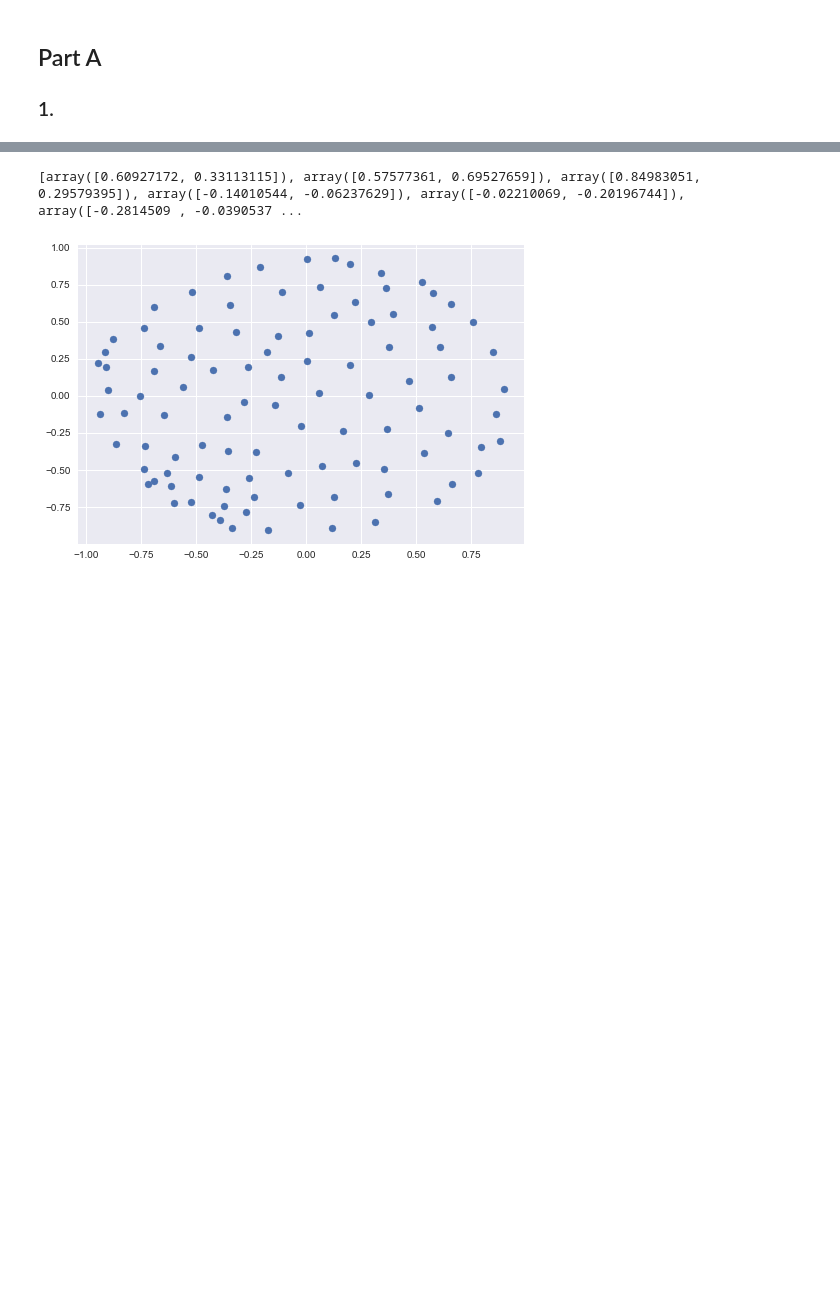
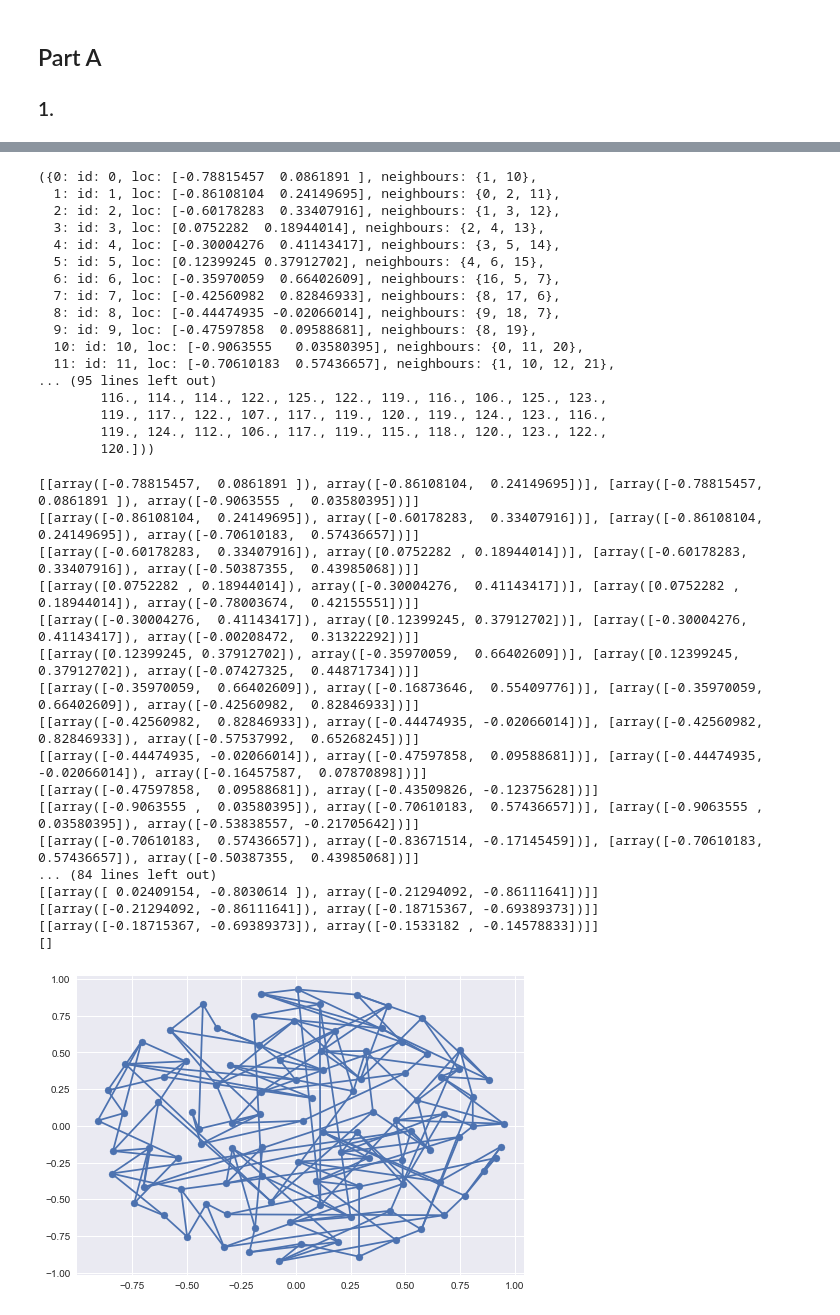
Before and after one commit to Israel0545488592/NeuralComputing2, a Jupyter notebook: Main_program .ipynb, the cells around one changed output, grey strips where cells are left out. Saved outputs shown, nothing was run; the diff lists cells and outputs as text; code cells hidden in the pictures; blank space fills up the shorter version.

Commit message:
added documentation, fixed display and dataset generation

```diff
--- a/Main_program .ipynb
+++ b/Main_program .ipynb
@@ -60,12 +58,48 @@ DataFrame([data[:, 0], data[:, 1]]).T.rename(columns = {0: 'x', 1:'y'})
 som = SOM((10, 10), 0.7, 2, np.zeros(2))
 som.train(data, 0.005, 3)
 
-print([c.get_loc() for c in som.cen.values()])
+#print([c.get_loc() for c in som.cen.values()])
 
-x = [c.loc[0] for c in som.cen.values()]
-y = [c.loc[1] for c in som.cen.values()]
-plt.scatter(x, y)
-plt.show()
+#x = [c.loc[0] for c in som.cen.values()]
+#y = [c.loc[1] for c in som.cen.values()]
+#plt.scatter(x, y)
+#plt.show()
 # %% [output]
-[array([0.60927172, 0.33113115]), array([0.57577361, 0.69527659]), array([0.84983051, 0.29579395]), array([-0.14010544, -0.06237629]), array([-0.02210069, -0.20196744]), array([-0.2814509 , -0.0390537 ...
+({0: id: 0, loc: [-0.78815457  0.0861891 ], neighbours: {1, 10},
+  1: id: 1, loc: [-0.86108104  0.24149695], neighbours: {0, 2, 11},
+  2: id: 2, loc: [-0.60178283  0.33407916], neighbours: {1, 3, 12},
+  3: id: 3, loc: [0.0752282  0.18944014], neighbours: {2, 4, 13},
+  4: id: 4, loc: [-0.30004276  0.41143417], neighbours: {3, 5, 14},
+  5: id: 5, loc: [0.12399245 0.37912702], neighbours: {4, 6, 15},
+  6: id: 6, loc: [-0.35970059  0.66402609], neighbours: {16, 5, 7},
+  7: id: 7, loc: [-0.42560982  0.82846933], neighbours: {8, 17, 6},
+  8: id: 8, loc: [-0.44474935 -0.02066014], neighbours: {9, 18, 7},
+  9: id: 9, loc: [-0.47597858  0.09588681], neighbours: {8, 19},
+  10: id: 10, loc: [-0.9063555   0.03580395], neighbours: {0, 11, 20},
+  11: id: 11, loc: [-0.70610183  0.57436657], neighbours: {1, 10, 12, 21},
+... (95 lines left out)
+        116., 114., 114., 122., 125., 122., 119., 116., 106., 125., 123.,
+        119., 117., 122., 107., 117., 119., 120., 119., 124., 123., 116.,
+        119., 124., 112., 106., 117., 119., 115., 118., 120., 123., 122.,
+        120.]))
-[figure, removed]
+# %%
+som.display()
+# %% [output]
+[[array([-0.78815457,  0.0861891 ]), array([-0.86108104,  0.24149695])], [array([-0.78815457,  0.0861891 ]), array([-0.9063555 ,  0.03580395])]]
+[[array([-0.86108104,  0.24149695]), array([-0.60178283,  0.33407916])], [array([-0.86108104,  0.24149695]), array([-0.70610183,  0.57436657])]]
+[[array([-0.60178283,  0.33407916]), array([0.0752282 , 0.18944014])], [array([-0.60178283,  0.33407916]), array([-0.50387355,  0.43985068])]]
+[[array([0.0752282 , 0.18944014]), array([-0.30004276,  0.41143417])], [array([0.0752282 , 0.18944014]), array([-0.78003674,  0.42155551])]]
+[[array([-0.30004276,  0.41143417]), array([0.12399245, 0.37912702])], [array([-0.30004276,  0.41143417]), array([-0.00208472,  0.31322292])]]
+[[array([0.12399245, 0.37912702]), array([-0.35970059,  0.66402609])], [array([0.12399245, 0.37912702]), array([-0.07427325,  0.44871734])]]
+[[array([-0.35970059,  0.66402609]), array([-0.16873646,  0.55409776])], [array([-0.35970059,  0.66402609]), array([-0.42560982,  0.82846933])]]
+[[array([-0.42560982,  0.82846933]), array([-0.44474935, -0.02066014])], [array([-0.42560982,  0.82846933]), array([-0.57537992,  0.65268245])]]
+[[array([-0.44474935, -0.02066014]), array([-0.47597858,  0.09588681])], [array([-0.44474935, -0.02066014]), array([-0.16457587,  0.07870898])]]
+[[array([-0.47597858,  0.09588681]), array([-0.43509826, -0.12375628])]]
+[[array([-0.9063555 ,  0.03580395]), array([-0.70610183,  0.57436657])], [array([-0.9063555 ,  0.03580395]), array([-0.53838557, -0.21705642])]]
+[[array([-0.70610183,  0.57436657]), array([-0.83671514, -0.17145459])], [array([-0.70610183,  0.57436657]), array([-0.50387355,  0.43985068])]]
+... (84 lines left out)
+[[array([ 0.02409154, -0.8030614 ]), array([-0.21294092, -0.86111641])]]
+[[array([-0.21294092, -0.86111641]), array([-0.18715367, -0.69389373])]]
+[[array([-0.18715367, -0.69389373]), array([-0.1533182 , -0.14578833])]]
+[]
+[figure, added]
```
Also changed, not shown: parts of 3 cells of this notebook, 2 other files.
